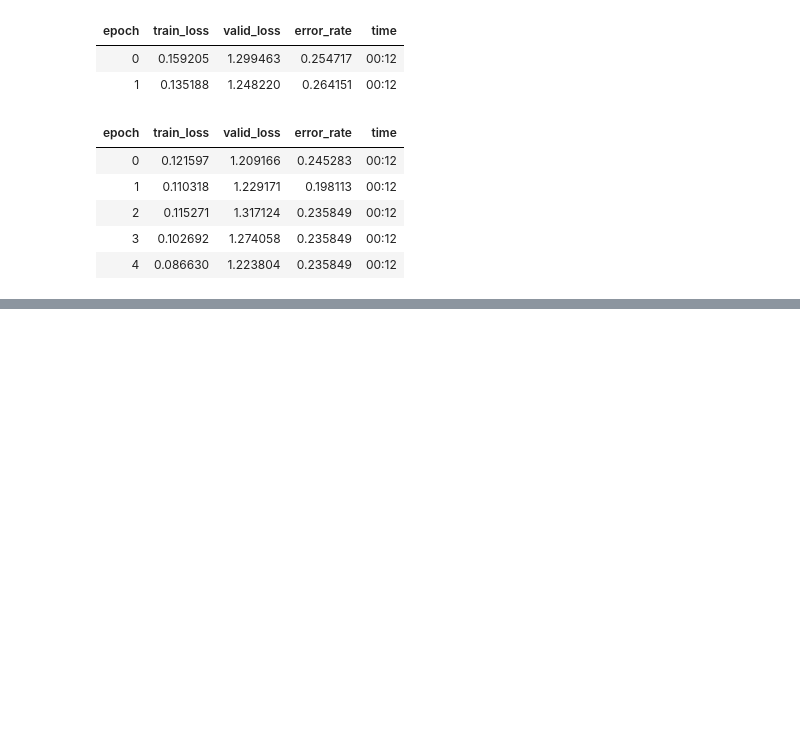
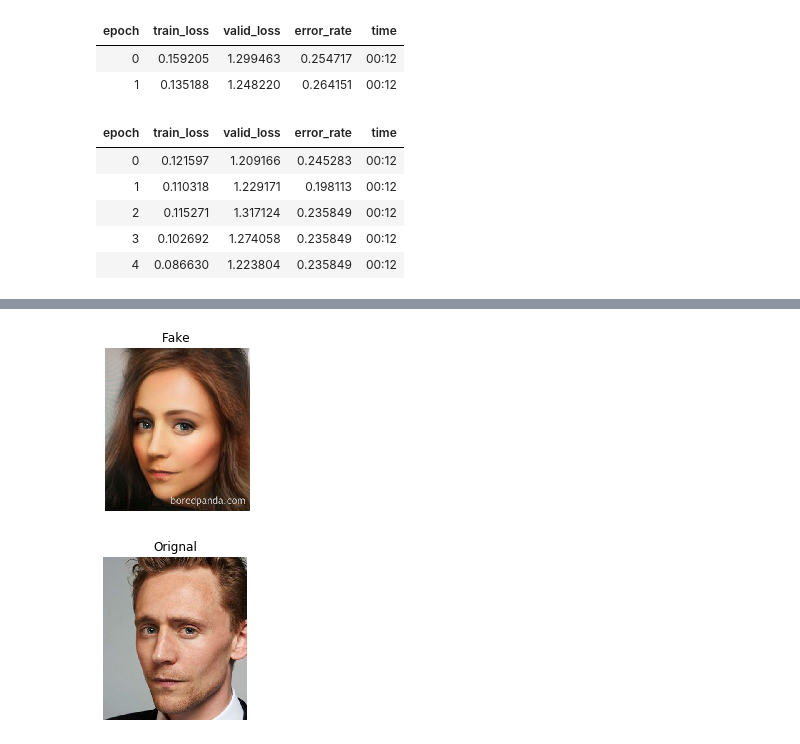
Before and after one commit to moaaztaha/Faceapp-Gender-Swap-Detection, a Jupyter notebook: Training a model.ipynb, the cells around one changed output, grey strips where cells are left out. Cells and saved outputs as stored; diff of their text form; code cells hidden in the pictures; blank space fills up the shorter version.

```diff
--- a/Training a model.ipynb
+++ b/Training a model.ipynb
@@ -113,0 +136,13 @@ learn.save('stage-34')
+# %%
+fake_img = open_image('test_images/fake_1.jpg')
+orig_img = open_image('test_images/original_1.jpg')
+
+show_image(fake_img)
+plt.title('Fake')
+plt.show()
+show_image(orig_img)
+plt.title('Orignal')
+plt.show()
+# %% [output]
+[figure, added]
+[figure, added]
```
Also changed, not shown: parts of 86 cells of this notebook, 1 other file.
